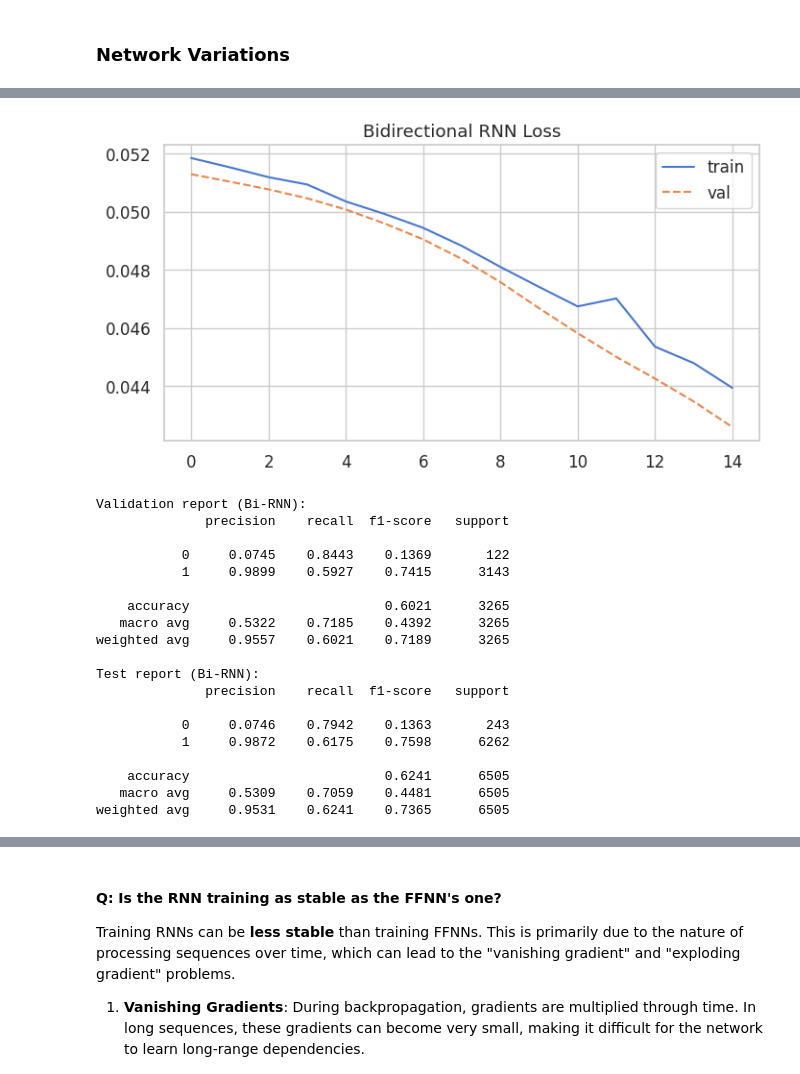
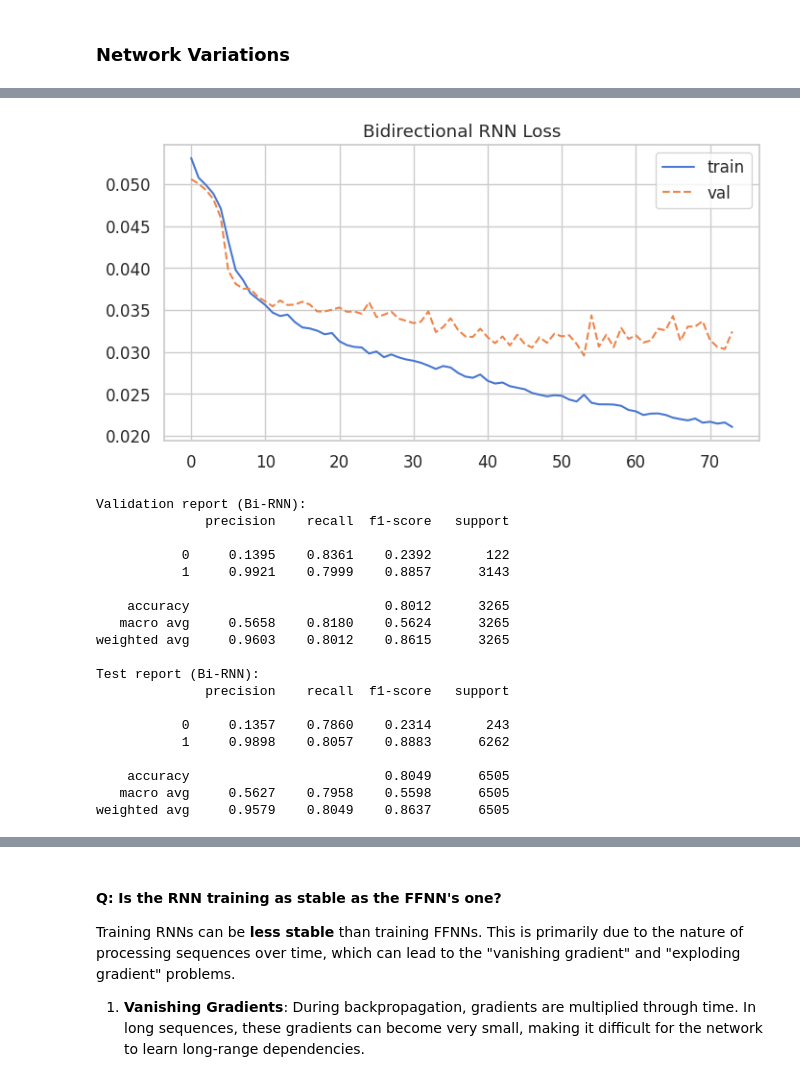
Before and after one commit to AImSecure/Laboratory2, a Jupyter notebook: lab/notebooks/Lab2_FFNN_RNN_GNN.ipynb, the cells around one changed output, grey strips where cells are left out. Saved outputs shown, nothing was run; the diff lists cells and outputs as text; code cells hidden in the pictures.

```diff
--- a/lab/notebooks/Lab2_FFNN_RNN_GNN.ipynb
+++ b/lab/notebooks/Lab2_FFNN_RNN_GNN.ipynb
@@ -652,7 +678,7 @@ def pad_truncate_sequence(seq, fixed_len, pad_value=0):
 # %%
 # --- Perform padding or truncating on the training data ---
 
-L = p75_len # chosen fixed size
+L = max_len # chosen fixed size
 
 # Apply the padding or truncating to all the dataframe
 df_train['seq_fixed'] = df_train['api_call_sequence'].apply(lambda x: pad_truncate_sequence(x, L))
@@ -1538,7 +1567,7 @@ if pos == 0:
 else:
     pos_weight = torch.tensor(float(neg) / float(pos), device=device)
 criterion = nn.BCEWithLogitsLoss(pos_weight=pos_weight)
-optimizer = optim.AdamW(model_bi_rnn.parameters(), lr=1e-5)
+optimizer = optim.AdamW(model_bi_rnn.parameters(), lr=3e-5)
 
 model_bi_rnn, history_bi, elapsed_bi = train_rnn_common(model_bi_rnn, train_loader_rnn, val_loader_rnn, optimizer, criterion, epochs=num_epochs)
 elapsed_str = time.strftime('%H:%M:%S', time.gmtime(elapsed_bi))
@@ -1570,24 +1611,24 @@ Bi-RNN training time: 00:07:28 — 448.37 seconds
 Saved plot: /content/drive/MyDrive/Projects/AImSecure/Laboratory2/results/images/task3_plots/bidir_rnn_loss.png
-[figure, old version]
+[figure, new version]
 Validation report (Bi-RNN):
               precision    recall  f1-score   support
 
-           0     0.0745    0.8443    0.1369       122
-           1     0.9899    0.5927    0.7415      3143
+           0     0.1395    0.8361    0.2392       122
+           1     0.9921    0.7999    0.8857      3143
 
-    accuracy                         0.6021      3265
-   macro avg     0.5322    0.7185    0.4392      3265
-weighted avg     0.9557    0.6021    0.7189      3265
+    accuracy                         0.8012      3265
+   macro avg     0.5658    0.8180    0.5624      3265
+weighted avg     0.9603    0.8012    0.8615      3265
 
 Test report (Bi-RNN):
               precision    recall  f1-score   support
 
-           0     0.0746    0.7942    0.1363       243
-           1     0.9872    0.6175    0.7598      6262
+           0     0.1357    0.7860    0.2314       243
+           1     0.9898    0.8057    0.8883      6262
 
-    accuracy                         0.6241      6505
-   macro avg     0.5309    0.7059    0.4481      6505
-weighted avg     0.9531    0.6241    0.7365      6505
+    accuracy                         0.8049      6505
+   macro avg     0.5627    0.7958    0.5598      6505
+weighted avg     0.9579    0.8049    0.8637      6505
 # %%
 # --- Variation 3: LSTM (bidirectional) ---
 class LSTMClassifier(nn.Module):
```
Also changed, not shown: parts of 22 cells of this notebook.
